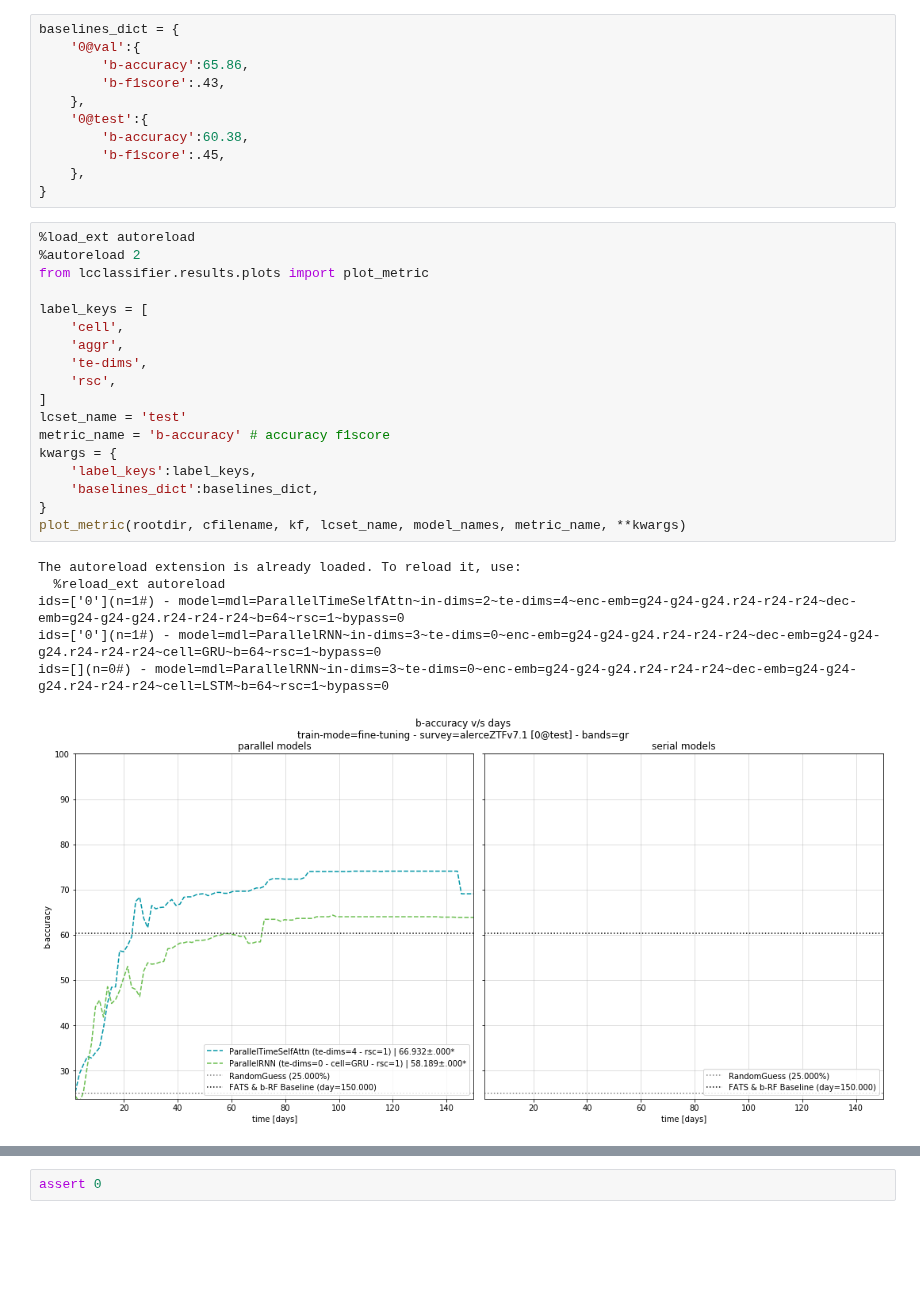
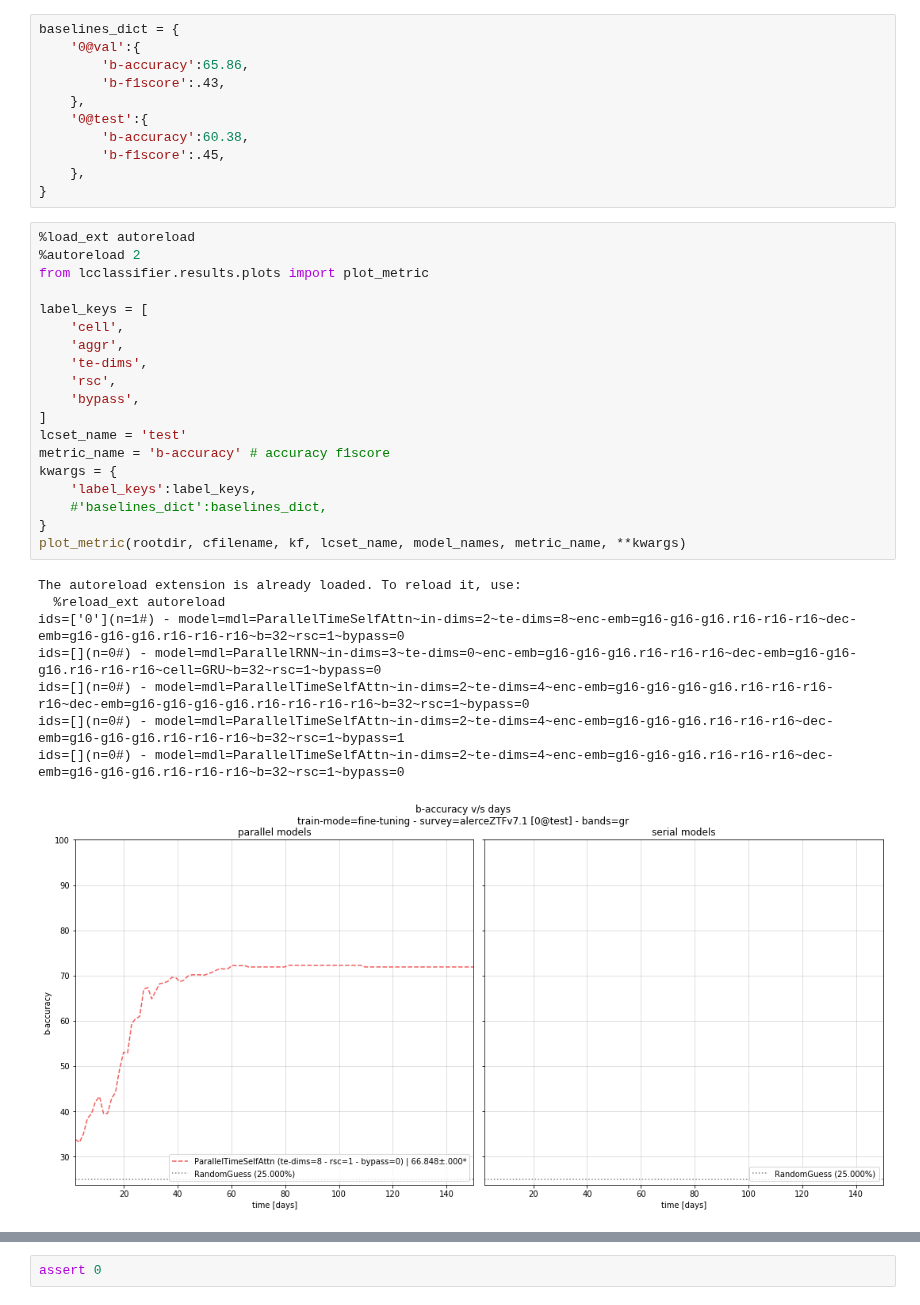
Before and after one commit to opimentel-github/astro-lightcurves-classifier, a Jupyter notebook: experiments/metrics_results.ipynb, the cells around one changed output, grey strips where cells are left out. Saved outputs shown, nothing was run; the diff lists cells and outputs as text; blank space fills up the shorter version.

```diff
--- a/experiments/metrics_results.ipynb
+++ b/experiments/metrics_results.ipynb
@@ -36,25 +38,28 @@ baselines_dict = {
 # %%
 %load_ext autoreload
 %autoreload 2
 from lcclassifier.results.plots import plot_metric
 
 label_keys = [
     'cell',
     'aggr',
     'te-dims',
     'rsc',
+    'bypass',
 ]
 lcset_name = 'test'
 metric_name = 'b-accuracy' # accuracy f1score
 kwargs = {
     'label_keys':label_keys,
-    'baselines_dict':baselines_dict,
+    #'baselines_dict':baselines_dict,
 }
 plot_metric(rootdir, cfilename, kf, lcset_name, model_names, metric_name, **kwargs)
 # %% [output]
 The autoreload extension is already loaded. To reload it, use:
   %reload_ext autoreload
-ids=['0'](n=1#) - model=mdl=ParallelTimeSelfAttn~in-dims=2~te-dims=4~enc-emb=g24-g24-g24.r24-r24-r24~dec-emb=g24-g24-g24.r24-r24-r24~b=64~rsc=1~bypass=0
-ids=['0'](n=1#) - model=mdl=ParallelRNN~in-dims=3~te-dims=0~enc-emb=g24-g24-g24.r24-r24-r24~dec-emb=g24-g24-g24.r24-r24-r24~cell=GRU~b=64~rsc=1~bypass=0
-ids=[](n=0#) - model=mdl=ParallelRNN~in-dims=3~te-dims=0~enc-emb=g24-g24-g24.r24-r24-r24~dec-emb=g24-g24-g24.r24-r24-r24~cell=LSTM~b=64~rsc=1~bypass=0
+ids=['0'](n=1#) - model=mdl=ParallelTimeSelfAttn~in-dims=2~te-dims=8~enc-emb=g16-g16-g16.r16-r16-r16~dec-emb=g16-g16-g16.r16-r16-r16~b=32~rsc=1~bypass=0
+ids=[](n=0#) - model=mdl=ParallelRNN~in-dims=3~te-dims=0~enc-emb=g16-g16-g16.r16-r16-r16~dec-emb=g16-g16-g16.r16-r16-r16~cell=GRU~b=32~rsc=1~bypass=0
+ids=[](n=0#) - model=mdl=ParallelTimeSelfAttn~in-dims=2~te-dims=4~enc-emb=g16-g16-g16-g16.r16-r16-r16-r16~dec-emb=g16-g16-g16-g16.r16-r16-r16-r16~b=32~rsc=1~bypass=0
+ids=[](n=0#) - model=mdl=ParallelTimeSelfAttn~in-dims=2~te-dims=4~enc-emb=g16-g16-g16.r16-r16-r16~dec-emb=g16-g16-g16.r16-r16-r16~b=32~rsc=1~bypass=1
+ids=[](n=0#) - model=mdl=ParallelTimeSelfAttn~in-dims=2~te-dims=4~enc-emb=g16-g16-g16.r16-r16-r16~dec-emb=g16-g16-g16.r16-r16-r16~b=32~rsc=1~bypass=0
-[figure, old version]
+[figure, new version]
```
Also changed, not shown: parts of 4 cells of this notebook, 13 other files.
